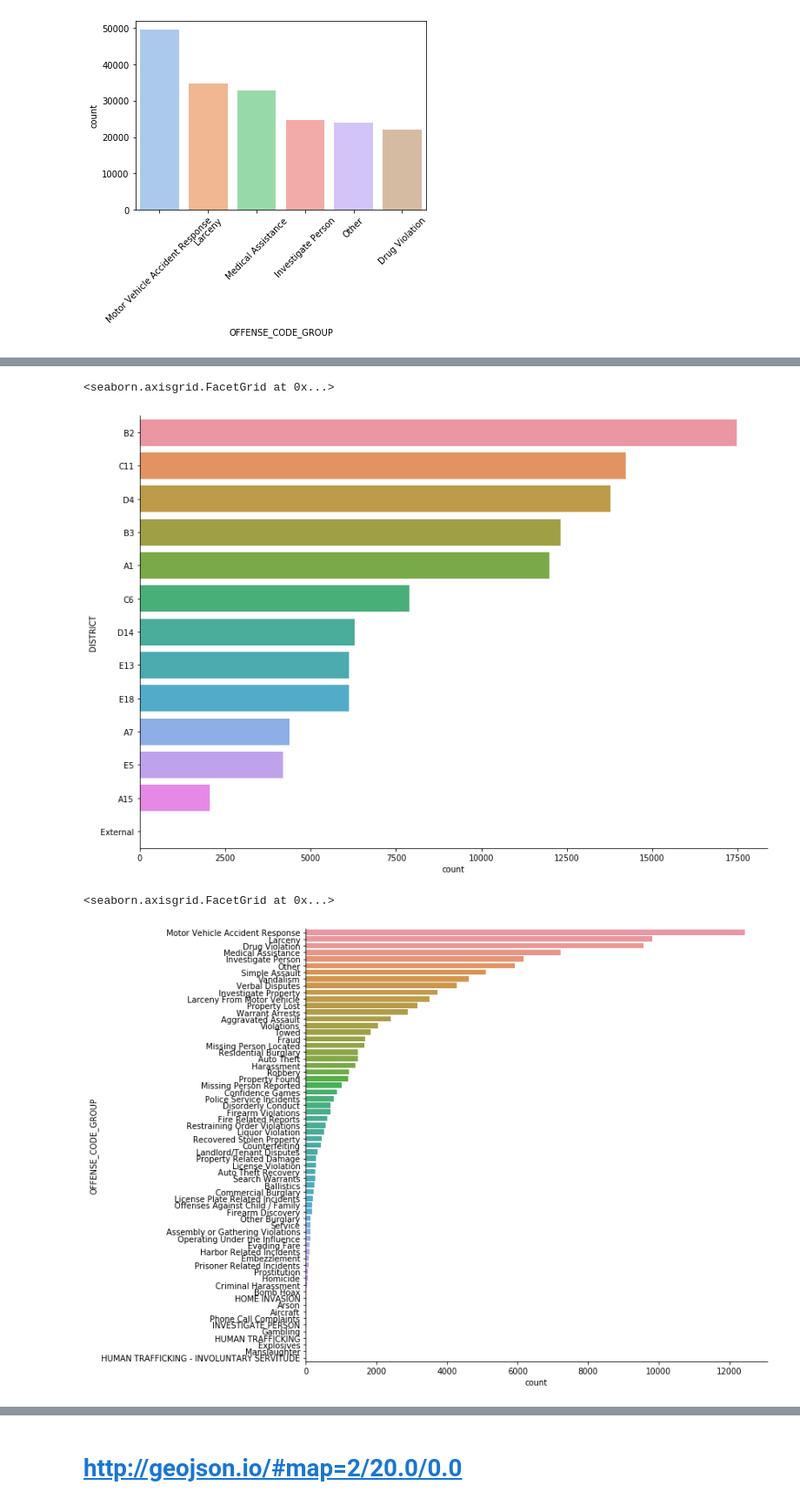
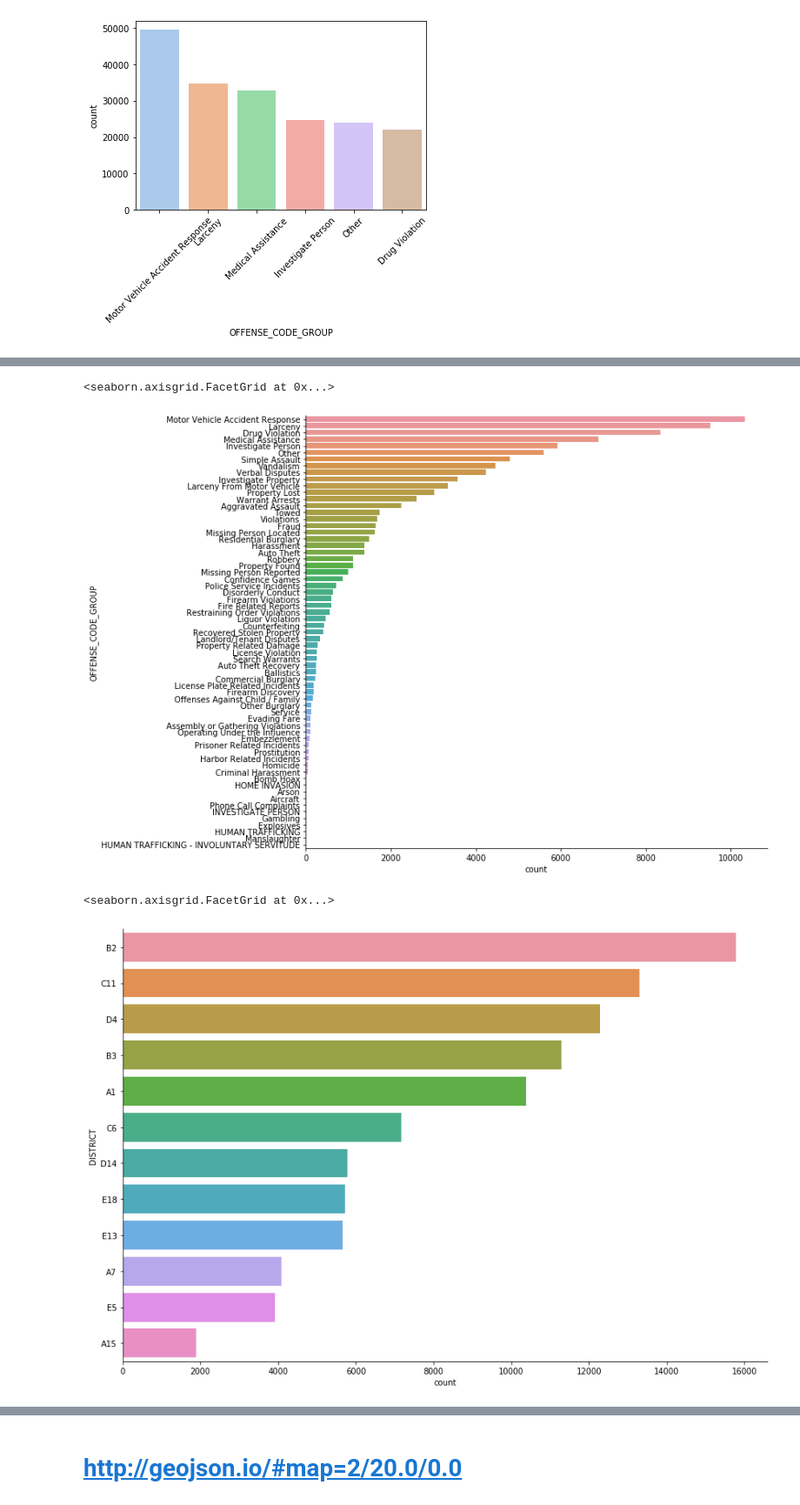
Before and after one commit to jsiwu94/BostonCrimeProject, a Jupyter notebook: Shujiang BostonCrime.ipynb, the cells around one changed output, grey strips where cells are left out. Shown at 87% size. Saved outputs shown, nothing was run; the diff lists cells and outputs as text; code cells hidden in the pictures.

```diff
--- a/Shujiang BostonCrime.ipynb
+++ b/Shujiang BostonCrime.ipynb
@@ -72,3 +42,0 @@ memory usage: 63.2+ MB
-# %%
-#dropping the original date column
-crime = crime.drop(['OCCURRED_ON_DATE', 'OFFENSE_CODE', 'OFFENSE_DESCRIPTION','UCR_PART','OCCURRED_ON_DATE'], axis=1)
@@ -103,4 +42,0 @@ crime.head()
-# %%
-#replace Values in Shooting variable into 0,1
-crime['SHOOTING'] = crime['SHOOTING'].replace(to_replace = np.nan, value =0)
-crime['SHOOTING'] = crime['SHOOTING'].replace(to_replace = 'Y', value=1)
@@ -126,5 +66,6 @@ Incomplete year data on 2015 & 2019
 # %%
 #plotting Crime Distribution by Day of Week and Comparing the years
+sns.set_palette("pastel")
 def month(x):
     return sns.countplot("MONTH", data = crime[crime.YEAR == x])
 interactive(month,x=(2015,2019,1))
@@ -164,27 +107,23 @@ plt.xticks(rotation=45)
 # %%
-##Offense Group During Peak Time (4pm to 7 pm, 11pm to 12am)
-hr = crime[(crime.HOUR >= 16) & (crime.HOUR <=19) | (crime.HOUR >= 23) &(crime.HOUR <=0)]
-
-sns.catplot(y='DISTRICT',
+##All Offense Group During Peak Time (4pm to 7 pm, 11pm to 12am)
+sns.catplot(y='OFFENSE_CODE_GROUP',
            kind='count',
             height=8,
             aspect=1.5,
-            order=hr.DISTRICT.value_counts().index,
+            order=hr.OFFENSE_CODE_GROUP.value_counts().index,
            data=hr)
 # %% [output]
 <seaborn.axisgrid.FacetGrid at 0x...>
-[figure, old version]
+[figure, new version]
 # %%
-##Offense Group During Peak Time (4pm to 7 pm, 11pm to 12am)
-hr = crime[(crime.HOUR >= 16) & (crime.HOUR <=19) | (crime.HOUR >= 23) &(crime.HOUR <=0)]
-
-sns.catplot(y='OFFENSE_CODE_GROUP',
+##Crime Count on DISTRICT During Peak Time (4pm to 7 pm, 11pm to 12am)
+sns.catplot(y='DISTRICT',
            kind='count',
             height=8,
             aspect=1.5,
-            order=hr.OFFENSE_CODE_GROUP.value_counts().index,
+            order=hr.DISTRICT.value_counts().index,
            data=hr)
 # %% [output]
 <seaborn.axisgrid.FacetGrid at 0x...>
-[figure, old version]
+[figure, new version]
 # %%
```
Also changed, not shown: parts of 23 cells of this notebook, 9 other files.
